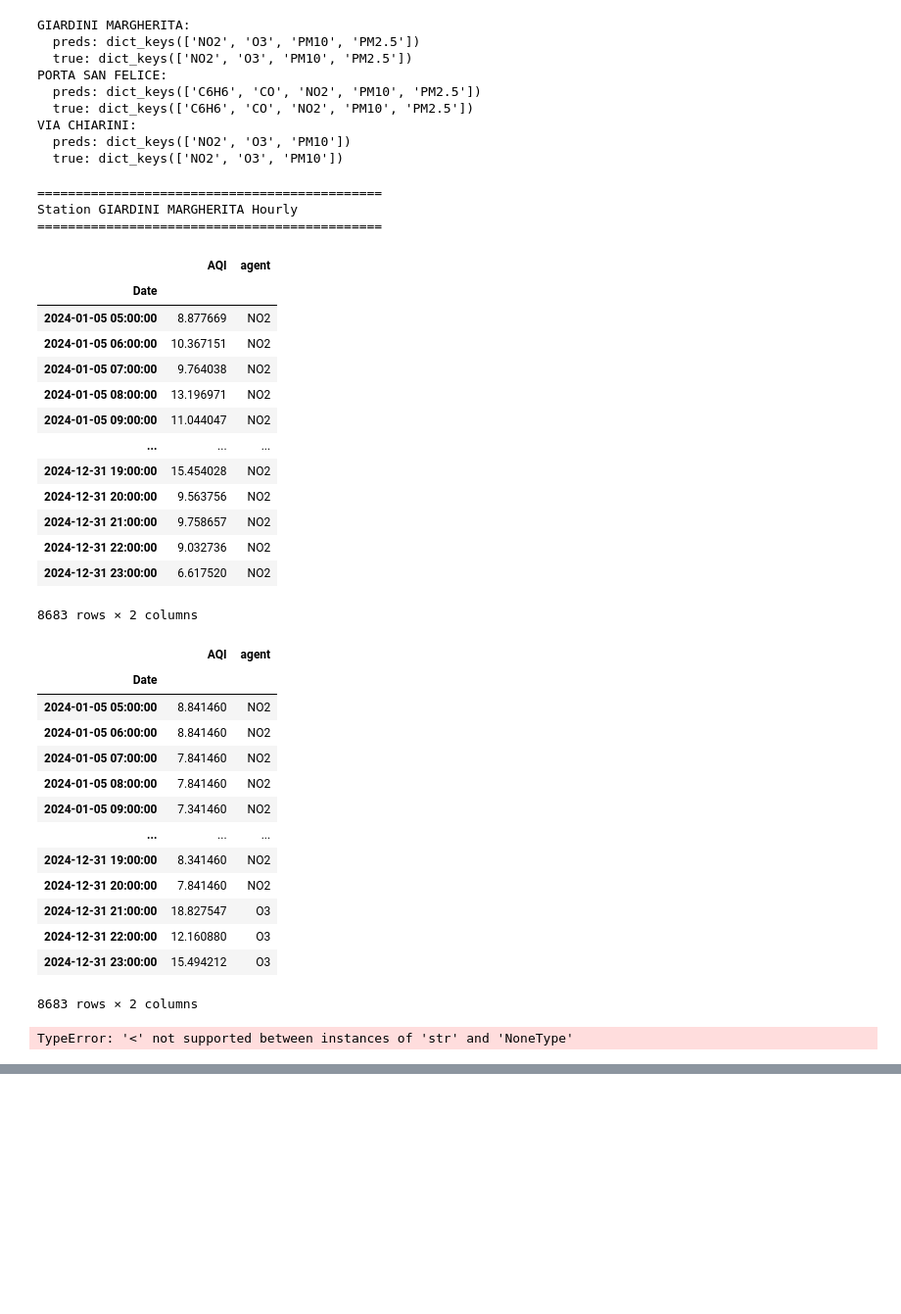
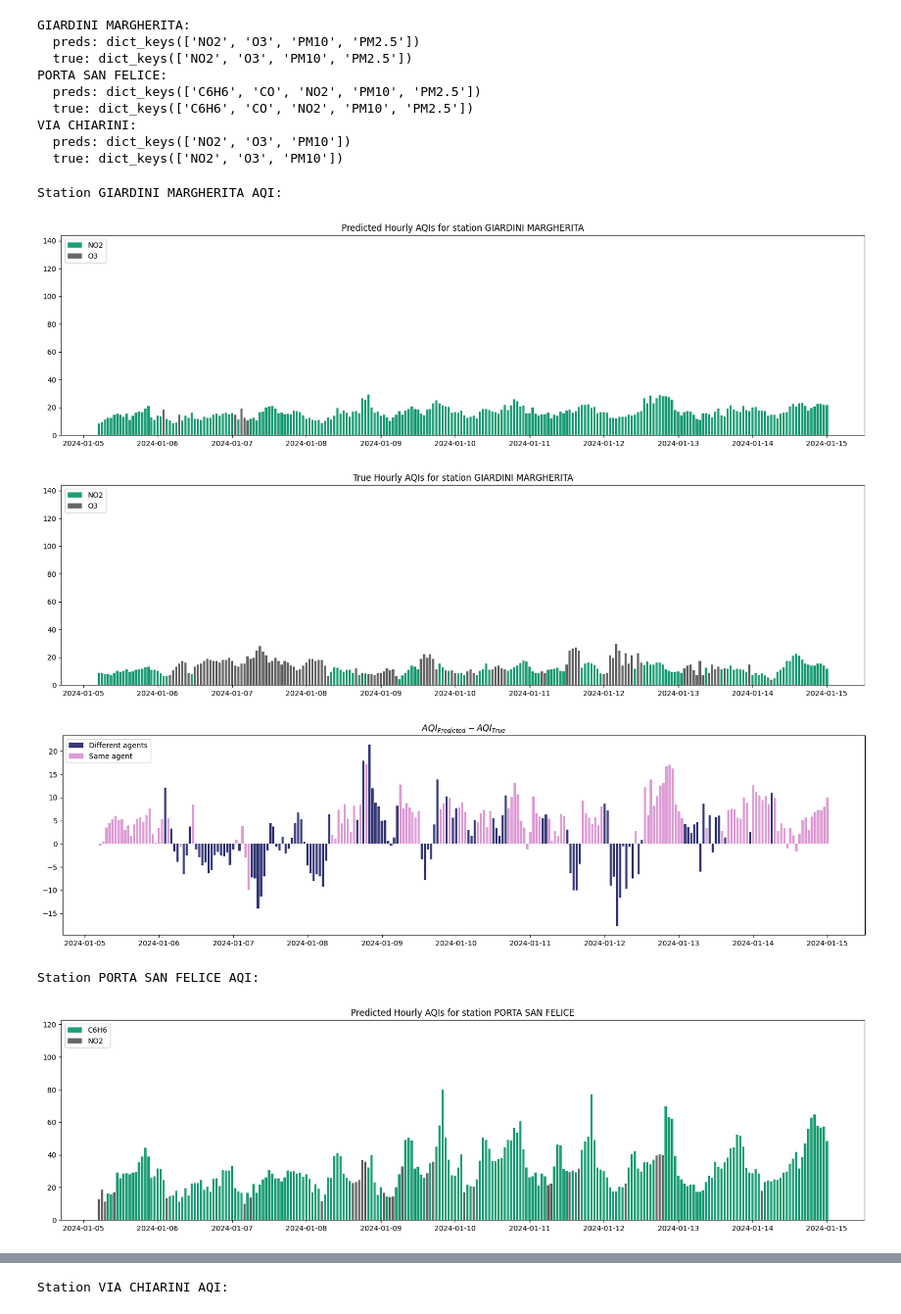
Before and after one commit to davidesonno/AII-project, a Jupyter notebook: 9-multi-agent-model.ipynb, the cells around one changed output, grey strips where cells are left out. Shown at 98% size. Drawn from its saved outputs; the diff is of its cells as text; code cells hidden in the pictures; blank space fills up the shorter version.

```diff
--- a/9-multi-agent-model.ipynb
+++ b/9-multi-agent-model.ipynb
@@ -782,7 +802,7 @@ for _, agent_ids, targets, station_ids, dates in h_test:
 
     for a, t, s, d in zip(agent_ids, targets, station_ids, dates):
         s_key = stations[s]
-        a_key = agents[a]
+        a_key = a.decode('utf-8')
         if s_key not in h_agent_values['true']:
             h_agent_values['true'][s_key] = {}
             h_agent_values['predictions'][s_key] = {}
@@ -873,35 +879,28 @@ def compute_AQI_and_show_analysis_multiagent(predictions_dict, true_values_dict,
-# %%
-compute_AQI_and_show_analysis_multiagent(agent_values['predictions'], agent_values['true'])
-# %% [output]
-=============================================
-Station GIARDINI MARGHERITA Hourly
-=============================================
-|  | AQI | agent |
-| Date |  |  |
-| 2024-01-05 05:00:00 | 8.877669 | NO2 |
-| 2024-01-05 06:00:00 | 10.367151 | NO2 |
-| 2024-01-05 07:00:00 | 9.764038 | NO2 |
-| 2024-01-05 08:00:00 | 13.196971 | NO2 |
-| 2024-01-05 09:00:00 | 11.044047 | NO2 |
-| ... | ... | ... |
-| 2024-12-31 19:00:00 | 15.454028 | NO2 |
-| 2024-12-31 20:00:00 | 9.563756 | NO2 |
-| 2024-12-31 21:00:00 | 9.758657 | NO2 |
-| 2024-12-31 22:00:00 | 9.032736 | NO2 |
-| 2024-12-31 23:00:00 | 6.617520 | NO2 |
-8683 rows × 2 columns
-|  | AQI | agent |
-| Date |  |  |
-| 2024-01-05 05:00:00 | 8.841460 | NO2 |
-| 2024-01-05 06:00:00 | 8.841460 | NO2 |
-| 2024-01-05 07:00:00 | 7.841460 | NO2 |
-| 2024-01-05 08:00:00 | 7.841460 | NO2 |
-| 2024-01-05 09:00:00 | 7.341460 | NO2 |
-| ... | ... | ... |
-| 2024-12-31 19:00:00 | 8.341460 | NO2 |
-| 2024-12-31 20:00:00 | 7.841460 | NO2 |
-| 2024-12-31 21:00:00 | 18.827547 | O3 |
-| 2024-12-31 22:00:00 | 12.160880 | O3 |
-| 2024-12-31 23:00:00 | 15.494212 | O3 |
-8683 rows × 2 columns
-TypeError: '<' not supported between instances of 'str' and 'NoneType'
+# %%
+start=datetime(2024,1,1)
+end=datetime(2024,1,15)
+
+for station in true_AQIs_hourly:
+    print(f'Station {station} AQI:')
+    pred_ymax, true_ymax = pred_AQI_hourly[station]['AQI'].max(),true_AQI_hourly[station]['AQI'].max()
+    ylims = [0, max(pred_ymax, true_ymax)]
+
+    plot_AQI(
+        station_AQI=[
+            pred_AQI_hourly[station],
+            true_AQI_hourly[station],
+            AQI_diff_hourly[station]
+        ],
+        title=[
+            f'Predicted Hourly AQIs for station {station}',
+            f'True Hourly AQIs for station {station}',
+            r'$AQI_{Predicted} - AQI_{True}$'
+        ],
+        figsize=(20, 5), s=start, e=end, ylims=ylims)
+# %% [output]
+Station GIARDINI MARGHERITA AQI:
+[figure, added]
+[figure, added]
+[figure, added]
+Station PORTA SAN FELICE AQI:
+[figure, added]
@@ -907,0 +909 @@ TypeError: '<' not supported between instances of 'str' and 'NoneType'
+Station VIA CHIARINI AQI:
```
Also changed, not shown: parts of 32 cells of this notebook, 7 other files.
